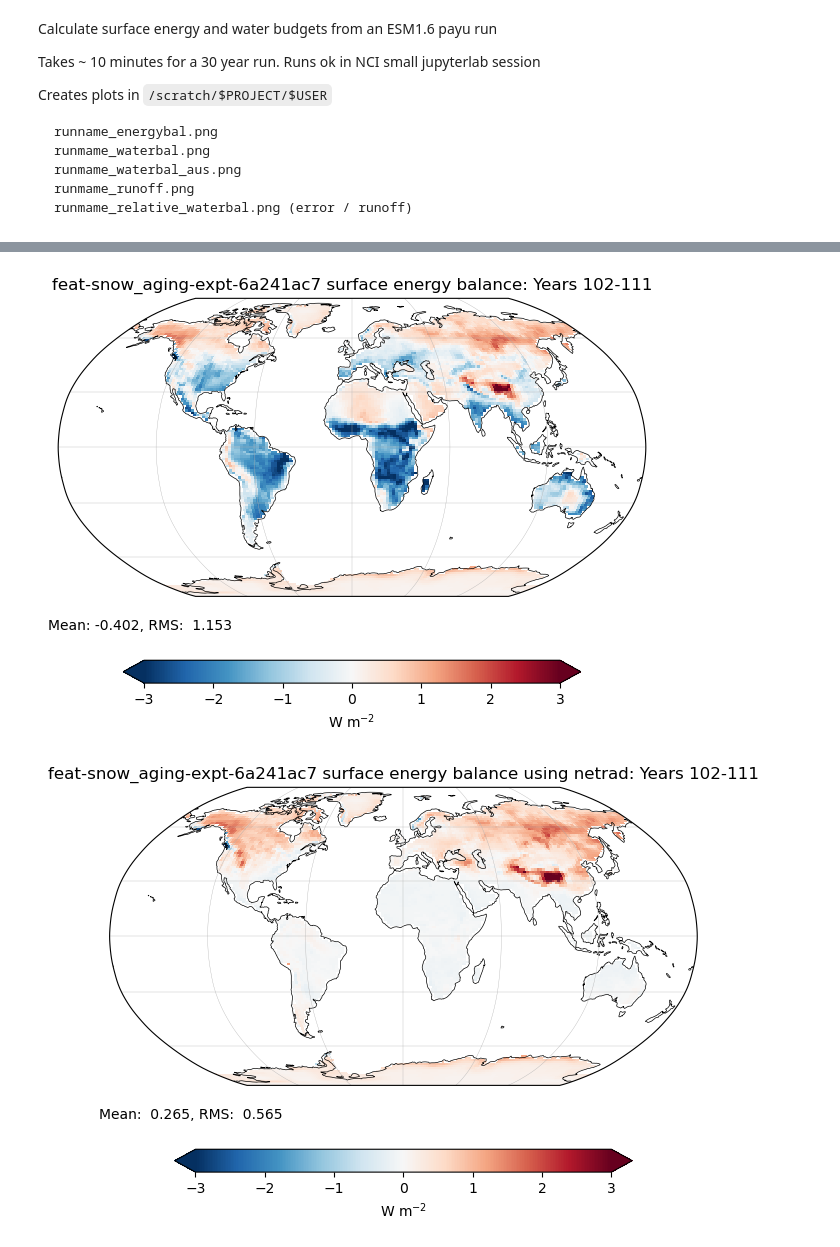
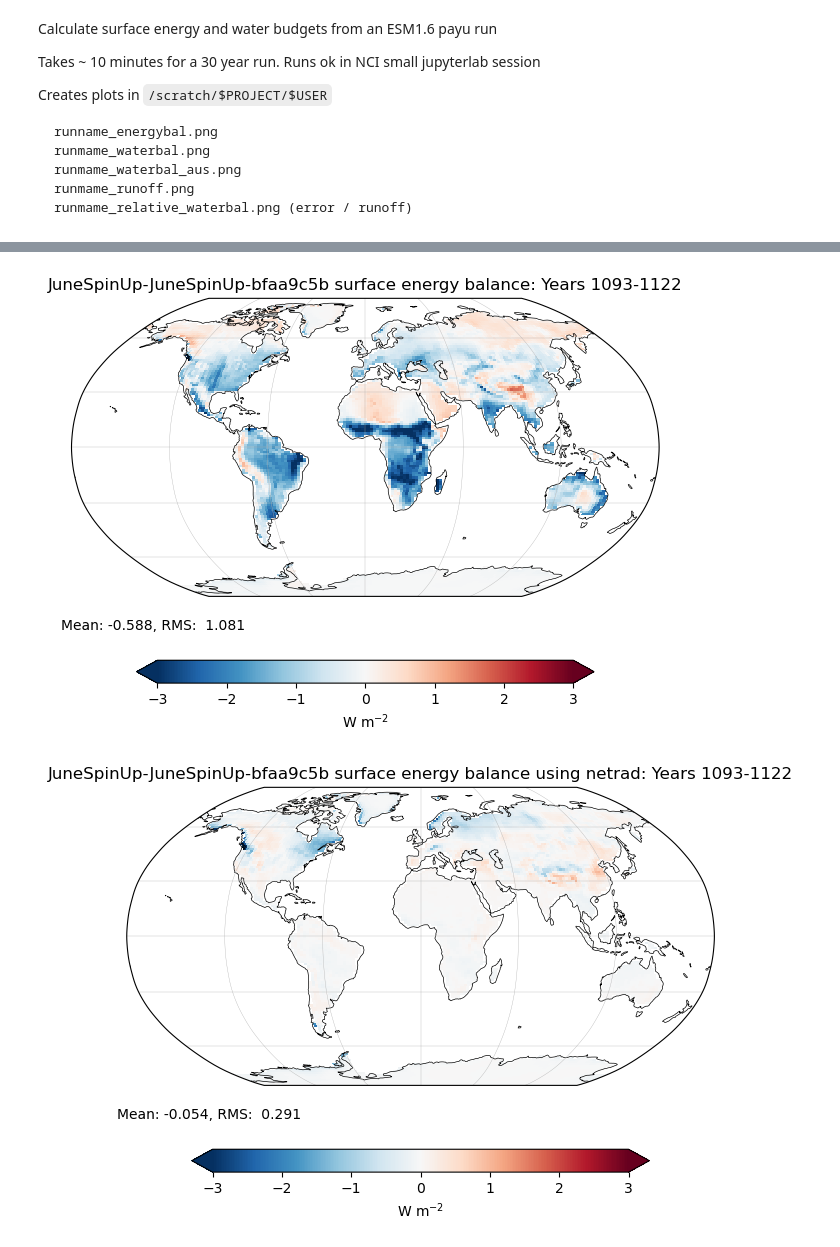
Before and after one commit to ACCESS-NRI/access-eval-recipes, a Jupyter notebook: land/esm16_energy_water_balance.ipynb, the cells around one changed output, grey strips where cells are left out. Drawn from its saved outputs; the diff is of its cells as text; code cells hidden in the pictures.

Commit message:
Use June spinup

```diff
--- a/land/esm16_energy_water_balance.ipynb
+++ b/land/esm16_energy_water_balance.ipynb
@@ -26,12 +29,17 @@ import yaml
 # %%
 # archive = Path('/scratch/p66/jxs599/access-esm/archive/PI-case2d-expt-b23d18fc')
 # archive = Path('/scratch/p66/jxs599/access-esm/archive/dev-base1-expt-7db342ca')        # new baseline - 63 years
-archive = Path('/scratch/p66/jxs599/access-esm/archive/feat-snow_aging-expt-6a241ac7')   # snow move - 10 years
-
+# archive = Path('/scratch/p66/jxs599/access-esm/archive/feat-snow_aging-expt-6a241ac7')   # snow move - 10 years
+# archive = Path('/scratch/p66/mrd599/access-esm/archive/access-esm1.6-amip-rad6-dev-amip-2a59bb37')   # snow move - 10 years
+# archive = Path('/scratch/p66/mrd599/access-esm/archive/access-esm1.6-amip-rad1-dev-amip-2484c8bd')
 # Which years are we using from the simulation -
 # Specify inclusive end points, NB year 0 is first year of simulation
 # styear, enyear = 0, 999  # For all years
-styear, enyear = 1, 10
+# styear, enyear = 1, 10
+# styear, enyear = 5, 14
+
+archive = Path('/scratch/p66/jxs599/access-esm/archive/JuneSpinUp-JuneSpinUp-bfaa9c5b')
+styear, enyear = 1, 30
 # %%
 def savefig(name):
     # Saves plots to /scratch/$PROJECT/$USER
@@ -70,7 +78,8 @@ reqd = ['fld_s05i216', # precip
         'fld_s03i258',  # snm
         'fld_s03i236',  # tas
         'fld_s03i314',  # netrad on tiles
-        'fld_s08i023',  # snow mass
+        'fld_s08i023',  # snow mass,
+        'fld_s03i317',  # tile fractions
         'time_bnds', 'lon_bnds', 'lat_bnds'
 ]
 
@@ -89,5 +98,6 @@ for yr in range(styear,enyear+1):
         raise Exception(f'Unexpected number of monthly files in {netcdf_dir}')
     file_list += name_list
 print("Processing range", file_list[0].name, file_list[-1].name)
-d = xr.open_mfdataset(file_list, combine='by_coords', use_cftime=True, preprocess=_preprocess)
+time_coder = xr.coders.CFDatetimeCoder(use_cftime=True)
+d = xr.open_mfdataset(file_list, combine='by_coords', decode_times=time_coder, preprocess=_preprocess)
 # %% [output]
@@ -204,23 +197,23 @@ INFO:flox:Leaving _validate_reindex: reindex is False
 # %%
 fig = plt.figure()
 ax = fig.add_subplot(1,1,1,projection=ccrs.Robinson())
 ax.coastlines(resolution='110m',linewidth=0.5)
 ax.gridlines(draw_labels=False,linewidth=0.25)
 diff = net_energy_mean + land
 p = diff.plot(ax=ax, transform=ccrs.PlateCarree(), add_colorbar=False, vmax=3)
 plt.colorbar(p, shrink=0.75, orientation='horizontal', extend='both', label='W m$^{-2}$')
 y1 = net_energy.time.data[0].year
 y2 = net_energy.time.data[-1].year
 ax.set_title(f'{archive.name} surface energy balance: Years {y1}-{y2}')
 mean = (diff*area).sum() / (area+land).sum()
 rms = ((diff*diff*area).sum() / (area+land).sum())**0.5
 mean = float(mean.data)
 rms = float(rms.data)
 fig.text(0.025, 0.25, f"Mean: {mean:6.3f}, RMS: {rms:6.3f}")
 plt.tight_layout()
-savefig(f'{archive.name}_energybal.png')
+savefig(f'{archive.name}_energybal_{y1}-{y2}.png')
 # %% [output]
-[figure, old version]
+[figure, new version]
 # %%
 fig = plt.figure()
 ax = fig.add_subplot(1,1,1,projection=ccrs.Robinson())
@@ -238,9 +231,9 @@ mean = float(mean.data)
 rms = float(rms.data)
 fig.text(0.025, 0.25, f"Mean: {mean:6.3f}, RMS: {rms:6.3f}")
 plt.tight_layout()
-savefig(f'{archive.name}_energybal_netrad.png')
+savefig(f'{archive.name}_energybal_netrad_{y1}-{y2}.png')
 # %% [output]
-[figure, old version]
+[figure, new version]
 # %%
 pr = d['fld_s05i216']
 evspsbl  = d['fld_s03i223']
```
Also changed, not shown: parts of 10 cells of this notebook.
